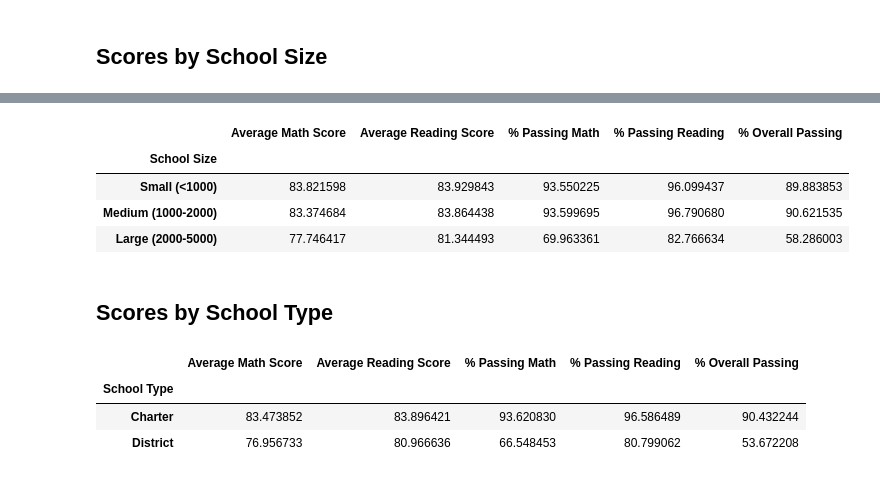
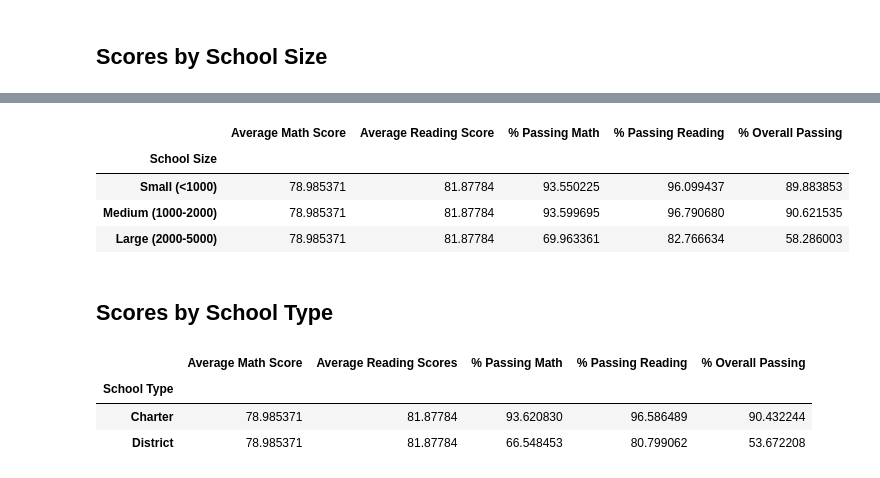
Before and after one commit to spmims/pandas-challenge, a Jupyter notebook: PyCitySchools/PyCitySchools_starter.ipynb, the cells around one changed output, grey strips where cells are left out. Saved outputs shown, nothing was run; the diff lists cells and outputs as text; code cells hidden in the pictures.

```diff
--- a/PyCitySchools/PyCitySchools_starter.ipynb
+++ b/PyCitySchools/PyCitySchools_starter.ipynb
@@ -223,7 +223,7 @@ per_school_passing_reading = school_passing_reading.groupby(["school_name"]).cou
 overall_passing_rate = passing_math_and_reading.groupby(["school_name"]).count()["student_name"] / per_school_counts * 100
 # %%
 # Create a DataFrame called `per_school_summary` with columns for the calculations above.
-data1 = {"School Type": school_types, "Total School Budget": per_school_budget, "Per Student Budget": per_school_capita, "Average Math Score": average_math_score, "Average Reading Score": average_reading_score, "% Passing Math": per_school_passing_math, "% Passing Reading": per_school_passing_reading, "% Overall Passing": overall_passing_rate}
+data1 = {"School Type": school_types, "Total Students": per_school_counts, "Total School Budget": per_school_budget, "Per Student Budget": per_school_capita, "Average Math Score": average_math_score, "Average Reading Score": average_reading_score, "% Passing Math": per_school_passing_math, "% Passing Reading": per_school_passing_reading, "% Overall Passing": overall_passing_rate}
 per_school_summary = pd.DataFrame(data1)
 
 # Formatting
@@ -444,6 +444,9 @@ labels = ["Small (<1000)", "Medium (1000-2000)", "Large (2000-5000)"]
 # Categorize the spending based on the bins
 # Use `pd.cut` on the "Total Students" column of the `per_school_summary` DataFrame.
 
-per_school_summary["School Size"] =
+school_size_df = per_school_summary.copy()
+#school_size_df
+per_school_summary["School Size"] = pd.cut(school_size_df['Total Students'], size_bins, labels=labels)
+per_school_summary
 # %% [output]
 |  | School Type | Total Students | Total School Budget | Per Student Budget | Average Math Score | ... |
@@ -472,16 +476,21 @@ size_overall_passing = per_school_summary.groupby(["School Size"]).mean()["% Ove
 # %%
 # Create a DataFrame called `size_summary` that breaks down school performance based on school size (small, medium, or large).
 # Use the scores above to create a new DataFrame called `size_summary`
+size_summary = pd.DataFrame({'Average Math Score': size_math_scores,
+                                     'Average Reading Score': size_reading_scores,
+                                     '% Passing Math': size_passing_math,
+                                     '% Passing Reading': size_passing_reading,
+                                     '% Overall Passing': size_overall_passing})
 
 
 # Display results
 size_summary
 # %% [output]
 |  | Average Math Score | Average Reading Score | % Passing Math | % Passing Reading | % Overall Passing |
 | School Size |  |  |  |  |  |
-| Small (<1000) | 83.821598 | 83.929843 | 93.550225 | 96.099437 | 89.883853 |
-| Medium (1000-2000) | 83.374684 | 83.864438 | 93.599695 | 96.790680 | 90.621535 |
-| Large (2000-5000) | 77.746417 | 81.344493 | 69.963361 | 82.766634 | 58.286003 |
+| Small (<1000) | 78.985371 | 81.87784 | 93.550225 | 96.099437 | 89.883853 |
+| Medium (1000-2000) | 78.985371 | 81.87784 | 93.599695 | 96.790680 | 90.621535 |
+| Large (2000-5000) | 78.985371 | 81.87784 | 69.963361 | 82.766634 | 58.286003 |
 # %% [markdown]
 ## Scores by School Type
 # %%
@@ -501,11 +510,18 @@ average_percent_overall_passing_by_type = type_overall_passing["% Overall Passin
 # %%
 # Assemble the new data by type into a DataFrame called `type_summary`
 
+type_summary = pd.DataFrame({
+    "Average Math Score": type_math_scores,
+    "Average Reading Scores": type_reading_scores,
+    "% Passing Math": type_passing_math,
+    "% Passing Reading": type_passing_reading,
+    "% Overall Passing": type_overall_passing
+})
 
 # Display results
 type_summary
 # %% [output]
-|  | Average Math Score | Average Reading Score | % Passing Math | % Passing Reading | % Overall Passing |
+|  | Average Math Score | Average Reading Scores | % Passing Math | % Passing Reading | % Overall Passing |
 | School Type |  |  |  |  |  |
-| Charter | 83.473852 | 83.896421 | 93.620830 | 96.586489 | 90.432244 |
-| District | 76.956733 | 80.966636 | 66.548453 | 80.799062 | 53.672208 |
+| Charter | 78.985371 | 81.87784 | 93.620830 | 96.586489 | 90.432244 |
+| District | 78.985371 | 81.87784 | 66.548453 | 80.799062 | 53.672208 |
```
Also changed, not shown: parts of 3 cells of this notebook.
